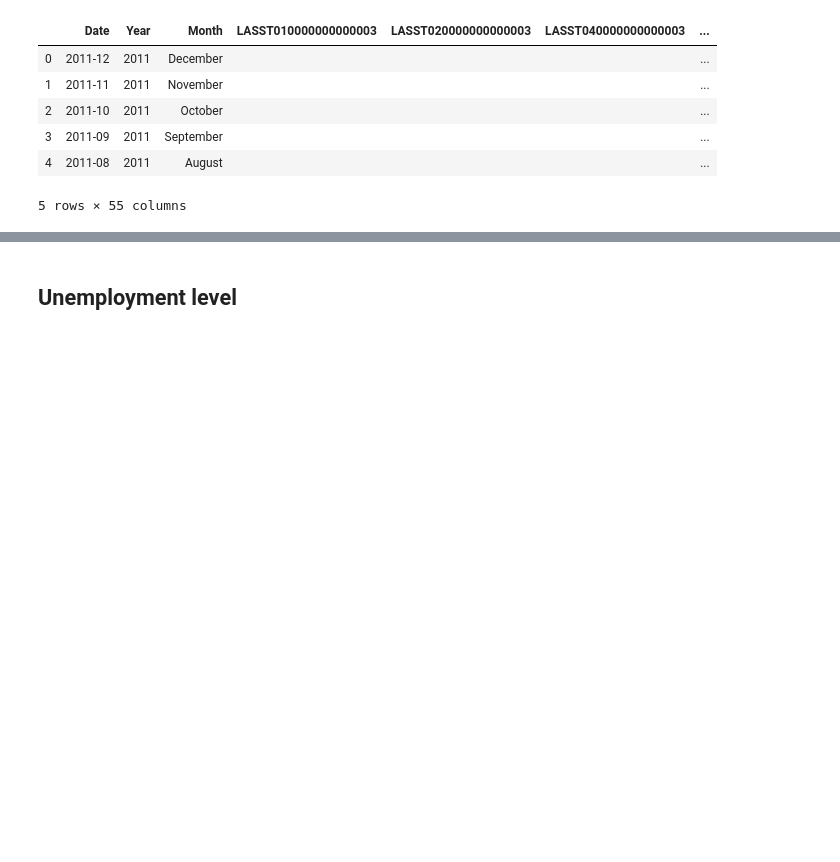
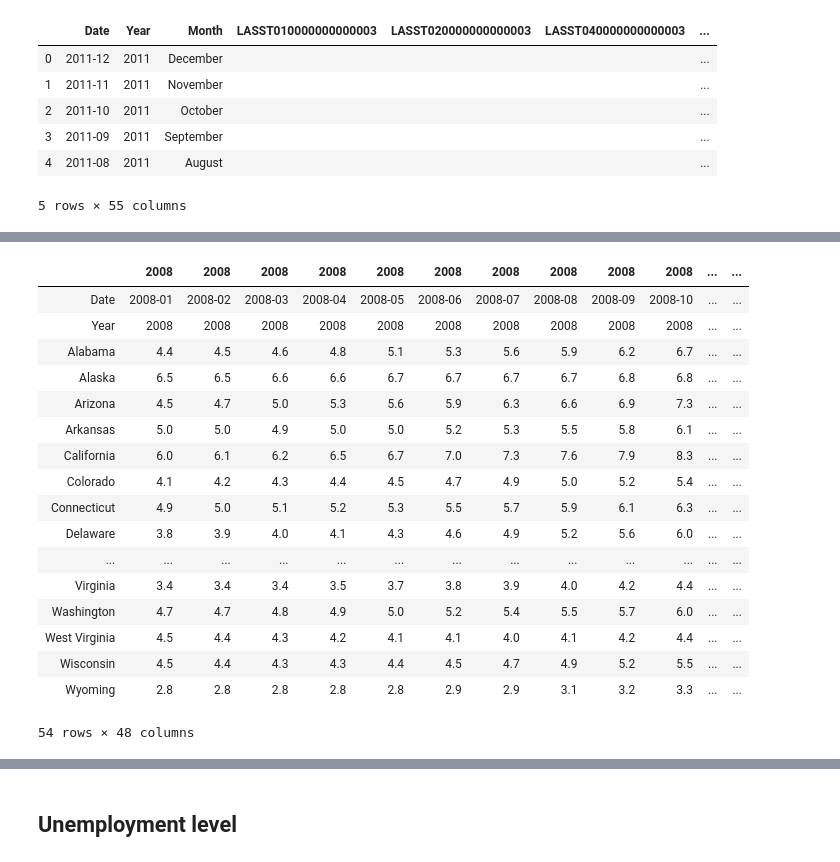
Before and after one commit to jasmine73317/Project-1_Unemployment_data, a Jupyter notebook: cleaning_data-state.ipynb, the cells around one changed output, grey strips where cells are left out. Drawn from its saved outputs; the diff is of its cells as text; code cells hidden in the pictures; blank space fills up the shorter version.

```diff
--- a/cleaning_data-Copy2.ipynb
+++ b/cleaning_data-state.ipynb
@@ -394,0 +392,3 @@ state_unemployment_df.T
+# %%
+t_df = state_unemployment_df.transpose(copy=True)
+t_df.head()
@@ -394,0 +403,3 @@ state_unemployment_df.T
+# %%
+t_df.columns = t_df.loc["Year"].to_numpy()
+t_df.head()
@@ -394,0 +414,22 @@ state_unemployment_df.T
+# %%
+
+t_df
+# %% [output]
+|  | 2008 | 2008 | 2008 | 2008 | 2008 | 2008 | 2008 | 2008 | 2008 | 2008 | ... | ... |
+| Date | 2008-01 | 2008-02 | 2008-03 | 2008-04 | 2008-05 | 2008-06 | 2008-07 | 2008-08 | 2008-09 | 2008-10 | ... | ... |
+| Year | 2008 | 2008 | 2008 | 2008 | 2008 | 2008 | 2008 | 2008 | 2008 | 2008 | ... | ... |
+| Alabama | 4.4 | 4.5 | 4.6 | 4.8 | 5.1 | 5.3 | 5.6 | 5.9 | 6.2 | 6.7 | ... | ... |
+| Alaska | 6.5 | 6.5 | 6.6 | 6.6 | 6.7 | 6.7 | 6.7 | 6.7 | 6.8 | 6.8 | ... | ... |
+| Arizona | 4.5 | 4.7 | 5.0 | 5.3 | 5.6 | 5.9 | 6.3 | 6.6 | 6.9 | 7.3 | ... | ... |
+| Arkansas | 5.0 | 5.0 | 4.9 | 5.0 | 5.0 | 5.2 | 5.3 | 5.5 | 5.8 | 6.1 | ... | ... |
+| California | 6.0 | 6.1 | 6.2 | 6.5 | 6.7 | 7.0 | 7.3 | 7.6 | 7.9 | 8.3 | ... | ... |
+| Colorado | 4.1 | 4.2 | 4.3 | 4.4 | 4.5 | 4.7 | 4.9 | 5.0 | 5.2 | 5.4 | ... | ... |
+| Connecticut | 4.9 | 5.0 | 5.1 | 5.2 | 5.3 | 5.5 | 5.7 | 5.9 | 6.1 | 6.3 | ... | ... |
+| Delaware | 3.8 | 3.9 | 4.0 | 4.1 | 4.3 | 4.6 | 4.9 | 5.2 | 5.6 | 6.0 | ... | ... |
+| ... | ... | ... | ... | ... | ... | ... | ... | ... | ... | ... | ... | ... |
+| Virginia | 3.4 | 3.4 | 3.4 | 3.5 | 3.7 | 3.8 | 3.9 | 4.0 | 4.2 | 4.4 | ... | ... |
+| Washington | 4.7 | 4.7 | 4.8 | 4.9 | 5.0 | 5.2 | 5.4 | 5.5 | 5.7 | 6.0 | ... | ... |
+| West Virginia | 4.5 | 4.4 | 4.3 | 4.2 | 4.1 | 4.1 | 4.0 | 4.1 | 4.2 | 4.4 | ... | ... |
+| Wisconsin | 4.5 | 4.4 | 4.3 | 4.3 | 4.4 | 4.5 | 4.7 | 4.9 | 5.2 | 5.5 | ... | ... |
+| Wyoming | 2.8 | 2.8 | 2.8 | 2.8 | 2.8 | 2.9 | 2.9 | 3.1 | 3.2 | 3.3 | ... | ... |
+54 rows × 48 columns
```
Also changed, not shown: parts of 14 cells of this notebook, 9 other files.
